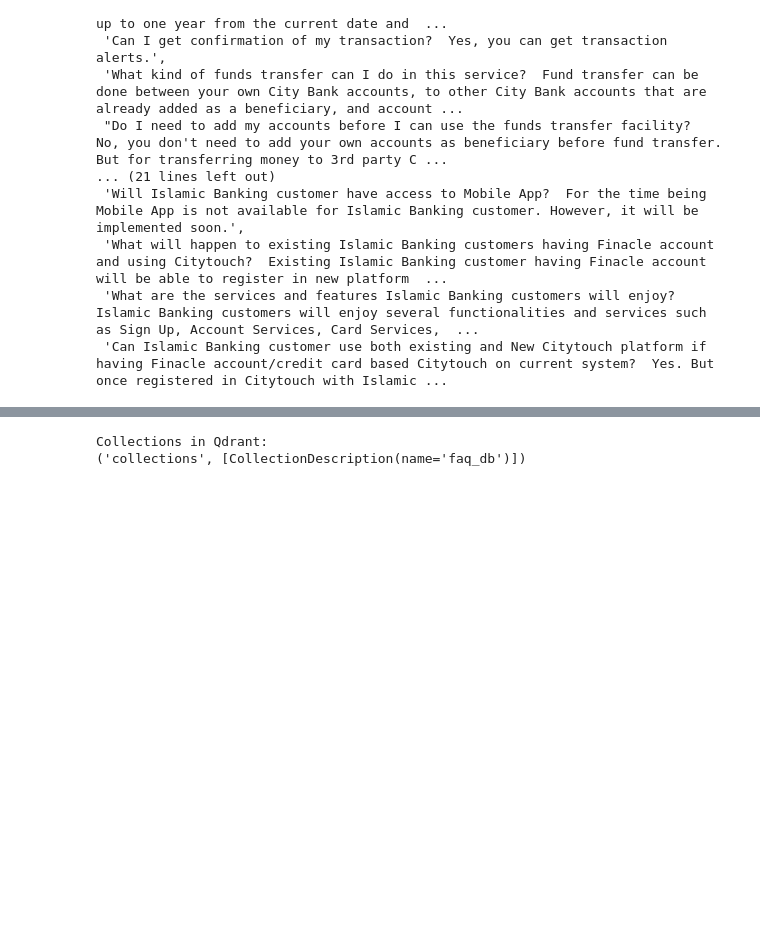
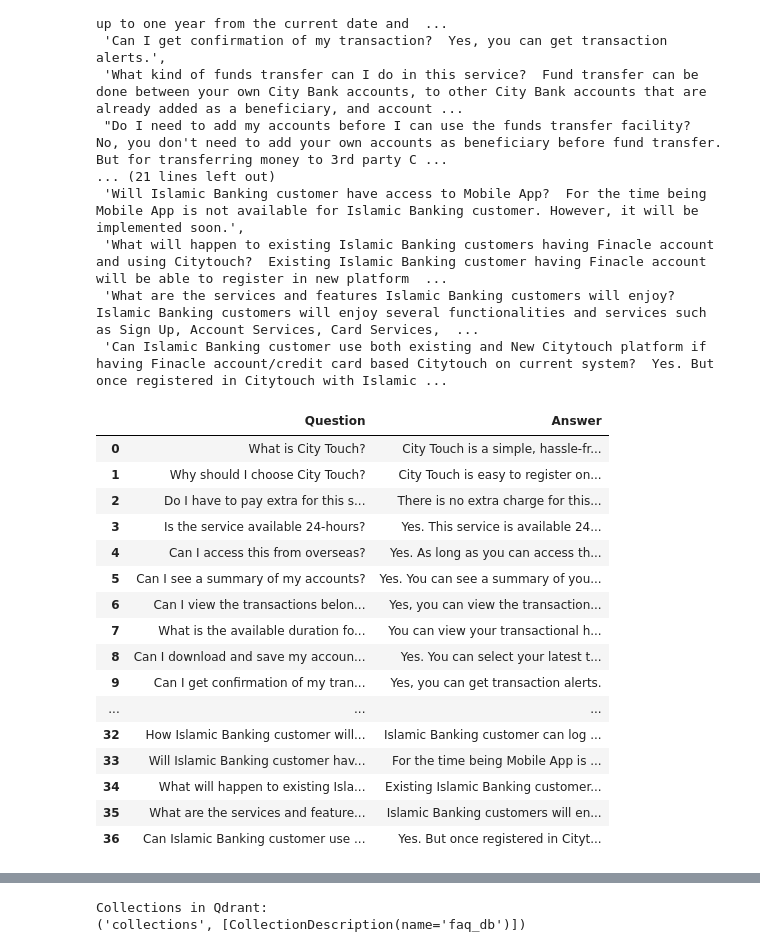
Before and after one commit to Dikshyant15/InternshipTask, a Jupyter notebook: expirement/vector_store_qdrant.ipynb, the cells around one changed output, grey strips where cells are left out. Drawn from its saved outputs; the diff is of its cells as text; code cells hidden in the pictures; blank space fills up the shorter version.

```diff
--- a/expirement/vector_store_qdrant.ipynb
+++ b/expirement/vector_store_qdrant.ipynb
@@ -35,6 +35,26 @@ texts
  'What will happen to existing Islamic Banking customers having Finacle account and using Citytouch?  Existing Islamic Banking customer having Finacle account will be able to register in new platform  ...
  'What are the services and features Islamic Banking customers will enjoy?  Islamic Banking customers will enjoy several functionalities and services such as Sign Up, Account Services, Card Services,  ...
  'Can Islamic Banking customer use both existing and New Citytouch platform if having Finacle account/credit card based Citytouch on current system?  Yes. But once registered in Citytouch with Islamic ...
+# %%
+questions_answers
+# %% [output]
+|  | Question | Answer |
+| 0 | What is City Touch? | City Touch is a simple, hassle-fr... |
+| 1 | Why should I choose City Touch? | City Touch is easy to register on... |
+| 2 | Do I have to pay extra for this s... | There is no extra charge for this... |
+| 3 | Is the service available 24-hours? | Yes. This service is available 24... |
+| 4 | Can I access this from overseas? | Yes. As long as you can access th... |
+| 5 | Can I see a summary of my accounts? | Yes. You can see a summary of you... |
+| 6 | Can I view the transactions belon... | Yes, you can view the transaction... |
+| 7 | What is the available duration fo... | You can view your transactional h... |
+| 8 | Can I download and save my accoun... | Yes. You can select your latest t... |
+| 9 | Can I get confirmation of my tran... | Yes, you can get transaction alerts. |
+| ... | ... | ... |
+| 32 | How Islamic Banking customer will... | Islamic Banking customer can log ... |
+| 33 | Will Islamic Banking customer hav... | For the time being Mobile App is ... |
+| 34 | What will happen to existing Isla... | Existing Islamic Banking customer... |
+| 35 | What are the services and feature... | Islamic Banking customers will en... |
+| 36 | Can Islamic Banking customer use ... | Yes. But once registered in Cityt... |
 # %%
 # document
 # %%
```
Also changed, not shown: parts of 1 cell of this notebook, 1 other file.
